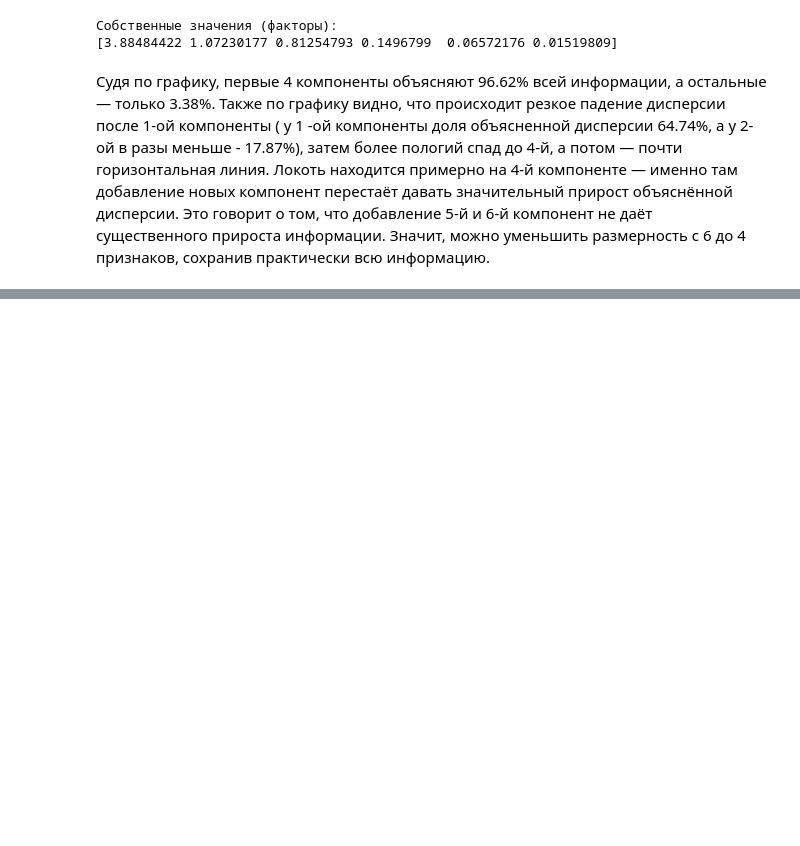
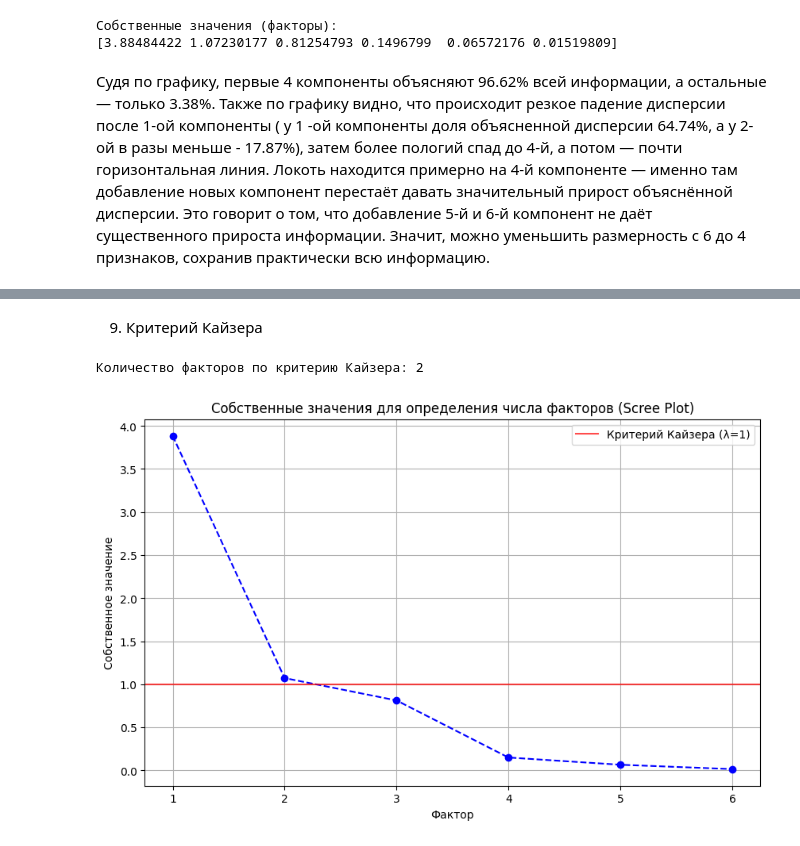
Before and after one commit to DaryaBorovinskaya/MAD_lab3, a Jupyter notebook: lab3.ipynb, the cells around one changed output, grey strips where cells are left out. Drawn from its saved outputs; the diff is of its cells as text; code cells hidden in the pictures; blank space fills up the shorter version.

```diff
--- a/lab3.ipynb
+++ b/lab3.ipynb
@@ -351,7 +296,7 @@ features = numeric_columns.drop('median_house_value')
 
 X = df[features]
 y = df['median_house_value']
-
+df = df[features]
 
 scaler = StandardScaler()
 X_scaled = scaler.fit_transform(X)
@@ -380,12 +325,6 @@ print(f"\nРазмерность до PCA: {X_scaled.shape}")
 print(f"Размерность после PCA: {X_pca.shape}")
 print(f"Кумулятивная доля дисперсии, объяснённая выбранными компонентами: {sum(pca.explained_variance_ratio_):.4f}")
 
-print("Факторные нагрузки:")
-components_df = pd.DataFrame(pca.components_.T,
-                             columns=[f'Factor_{i+1}' for i in range(pca.n_components_)],
-                             index=features)
-print(components_df)
-
 plt.figure(figsize=(10, 6))
 plt.plot(range(1, len(pca_full.explained_variance_) + 1), pca_full.explained_variance_, marker='o', linestyle='--', color='b')
 plt.title('График каменистой осыпи')
@@ -421,0 +428,21 @@ median_income       0.044223  0.887162  0.424226
+# %% [markdown]
+9. Критерий Кайзера
+# %%
+X = df[features].copy()
+X = X.dropna()
+
+n_factors_kaiser = sum(pca_full.explained_variance_ > 1)
+print(f"\nКоличество факторов по критерию Кайзера: {n_factors_kaiser}")
+
+plt.figure(figsize=(10, 6))
+plt.plot(range(1, len(pca_full.explained_variance_) + 1), pca_full.explained_variance_, marker='o', linestyle='--', color='b')
+plt.axhline(y=1, color='r', linestyle='-', alpha=0.7, label='Критерий Кайзера (λ=1)')
+plt.title('Собственные значения для определения числа факторов (Scree Plot)')
+plt.xlabel('Фактор')
+plt.ylabel('Собственное значение')
+plt.legend()
+plt.grid(True)
+plt.show()
+# %% [output]
+Количество факторов по критерию Кайзера: 2
+[figure, added]
```
Also changed, not shown: parts of 16 cells of this notebook.
